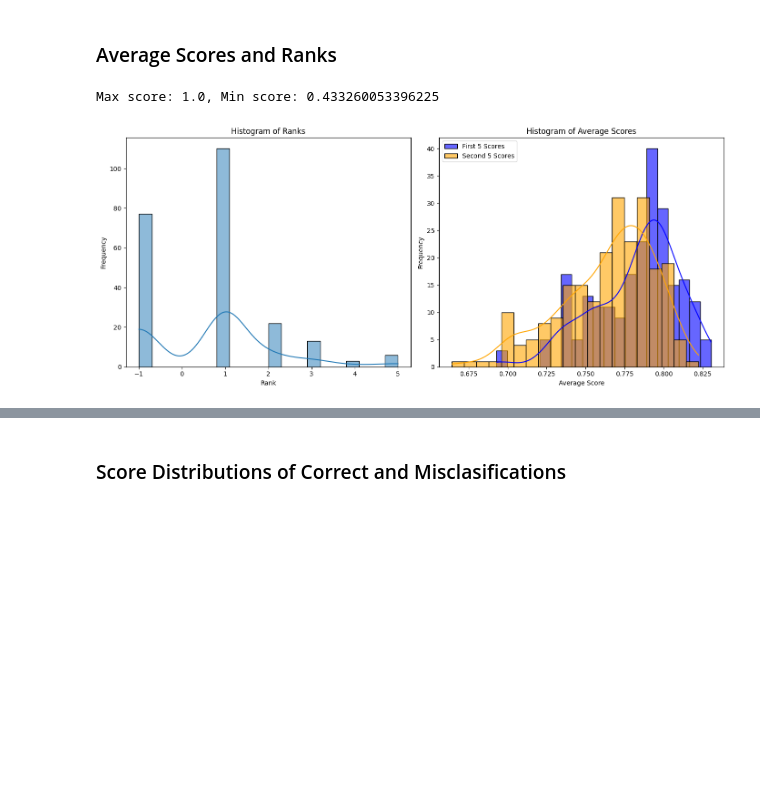
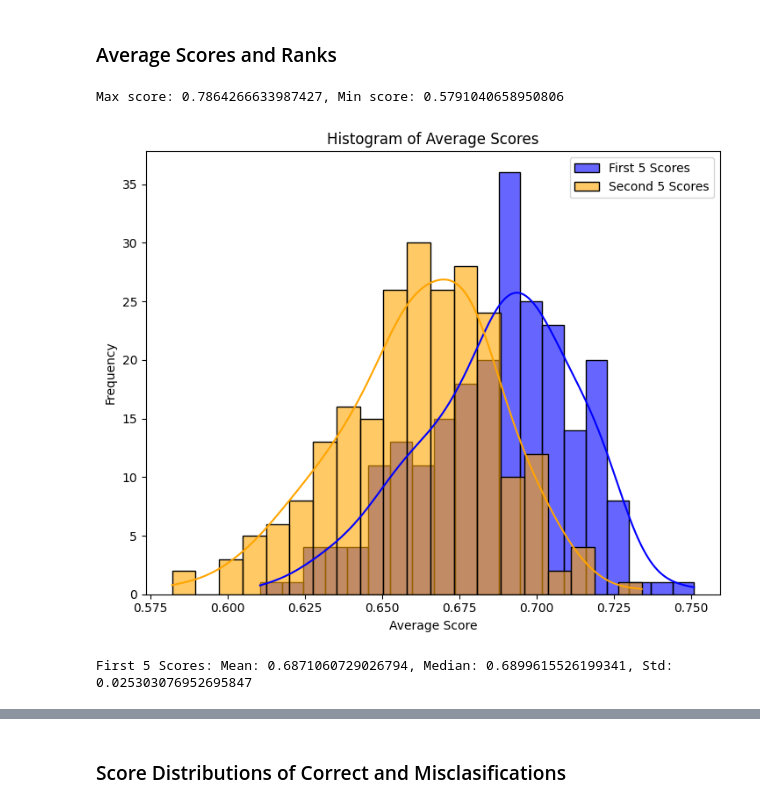
Before and after one commit to mtilerisoy/ML-based-Image-Matching, a Jupyter notebook: scripts/analysis.ipynb, the cells around one changed output, grey strips where cells are left out. Cells and saved outputs as stored; diff of their text form; code cells hidden in the pictures; blank space fills up the shorter version.

```diff
--- a/scripts/analysis.ipynb
+++ b/scripts/analysis.ipynb
@@ -355,6 +459,6 @@ seg_model = AutoModelForSemanticSegmentation.from_pretrained("mattmdjaga/segform
 # %%
-# Create the reference embeddings
-create_reference_embeddings(designs_dir, CLIP_model, CLIP_transform, convert_mode)
+# # Create the reference embeddings
+# create_reference_embeddings(designs_dir, CLIP_model, CLIP_transform, convert_mode)
 
 # Load the design database embeddings and labels
 with open(os.path.join(data_dir, f"{dataset}_embeddings_{convert_mode}.pkl"), 'rb') as f:
@@ -362,6 +466,17 @@ with open(os.path.join(data_dir, f"{dataset}_embeddings_{convert_mode}.pkl"), 'r
 with open(os.path.join(data_dir, f"{dataset}_labels_{convert_mode}.pkl"), 'rb') as f:
     design_labels = pickle.load(f)
 
+
+# Extend the design data with new images
+design_embeddings, design_labels = extend_design_data(extend_dir, image_encoder, CLIP_model, CLIP_transform, design_embeddings, design_labels)
+
+
+# Delete a specific design from the database, both from design_embeddings and design_labels
+design_to_delete = "VL02560_007.jp2"
+design_index = design_labels.index(design_to_delete)
+del design_embeddings[design_index]
+del design_labels[design_index]
+
 print(f'Total number of embeddings: {len(design_embeddings)}')
 print(f'Type of design embeddings: {type(design_embeddings)}')
 print(f'Design Labels: {design_labels}')
@@ -511,9 +679,9 @@ Top K similarity values: tensor([[0.7600, 0.7594, 0.7568, 0.7479, 0.7449, 0.7424
 # %%
-# save the results
-with open(os.path.join(data_dir, f"{dataset}_results_{convert_mode}.pkl"), 'wb') as f:
-    pickle.dump(all_scores, f)
-with open(os.path.join(data_dir, f"{dataset}_ranks_{convert_mode}.pkl"), 'wb') as f:
-    pickle.dump(all_ranks, f)
+# # save the results
+# with open(os.path.join(data_dir, f"{dataset}_results_{convert_mode}.pkl"), 'wb') as f:
+#     pickle.dump(all_scores, f)
+# with open(os.path.join(data_dir, f"{dataset}_ranks_{convert_mode}.pkl"), 'wb') as f:
+#     pickle.dump(all_ranks, f)
 # %% [markdown]
 # Analysis of The Performance
 # %% [markdown]
@@ -541,39 +709,44 @@ filtered_scores = [scores[scores <= 0.99] for scores in valid_scores]
 
 # Calculate average scores for the first 5 and second 5 scores for each entry
 avg_first_5_scores = [np.mean(scores[:5]) for scores in filtered_scores if len(scores) >= 5]
 avg_second_5_scores = [np.mean(scores[5:10]) for scores in filtered_scores if len(scores) >= 10]
 
-# Convert ranks to numpy array for easier calculations
-all_ranks = np.array(all_ranks)
+# # Convert ranks to numpy array for easier calculations
+# all_ranks = np.array(all_ranks)
 
 # Plot histograms
 plt.figure(figsize=(14, 6))
 
-plt.subplot(1, 2, 1)
-sns.histplot(all_ranks, bins=20, kde=True)
-plt.title('Histogram of Ranks')
-plt.xlabel('Rank')
-plt.ylabel('Frequency')
+# plt.subplot(1, 2, 1)
+# sns.histplot(all_ranks, bins=20, kde=True)
+# plt.title('Histogram of Ranks')
+# plt.xlabel('Rank')
+# plt.ylabel('Frequency')
+
+
 
 plt.subplot(1, 2, 2)
 sns.histplot(avg_first_5_scores, bins=20, kde=True, label='First 5 Scores', color='blue', alpha=0.6)
 sns.histplot(avg_second_5_scores, bins=20, kde=True, label='Second 5 Scores', color='orange', alpha=0.6)
 plt.title('Histogram of Average Scores')
 plt.xlabel('Average Score')
 plt.ylabel('Frequency')
 plt.legend()
 
 plt.tight_layout()
 plt.show()
 
 # Print basic statistics for average scores
 mean_first_5 = np.mean(avg_first_5_scores)
 median_first_5 = np.median(avg_first_5_scores)
 std_first_5 = np.std(avg_first_5_scores)
 
 mean_second_5 = np.mean(avg_second_5_scores)
 median_second_5 = np.median(avg_second_5_scores)
 std_second_5 = np.std(avg_second_5_scores)
+
+print(f"First 5 Scores: Mean: {mean_first_5}, Median: {median_first_5}, Std: {std_first_5}")
 # %% [output]
-Max score: 1.0, Min score: 0.433260053396225
+Max score: 0.7864266633987427, Min score: 0.5791040658950806
-[figure, old version]
+[figure, new version]
+First 5 Scores: Mean: 0.6871060729026794, Median: 0.6899615526199341, Std: 0.025303076952695847
```
Also changed, not shown: parts of 12 cells of this notebook.
